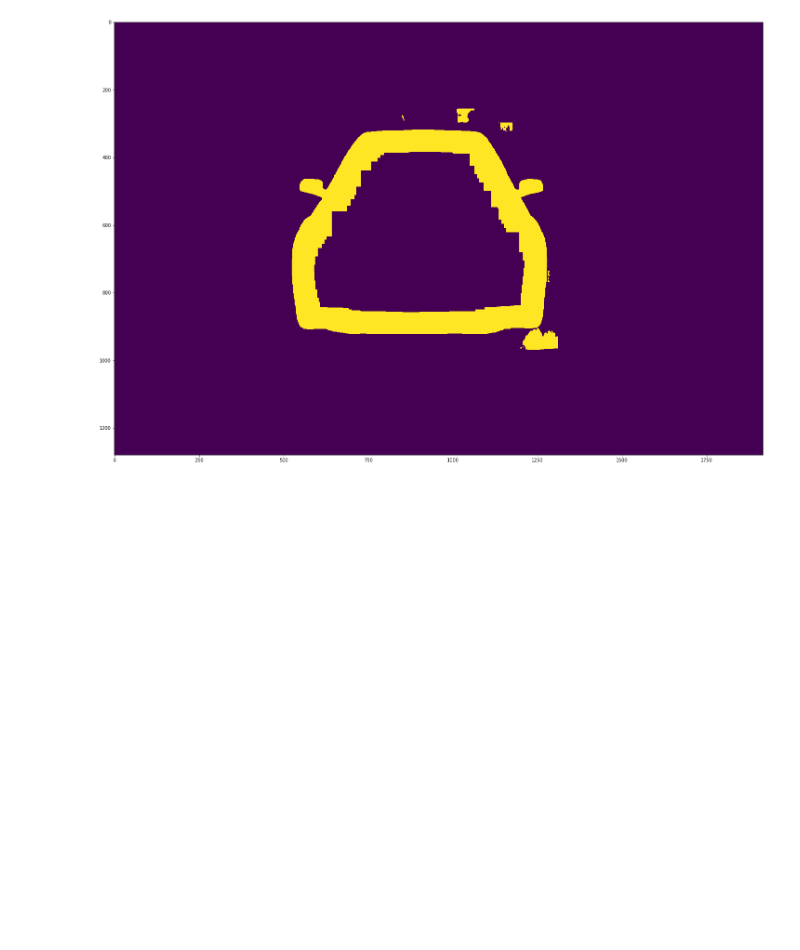
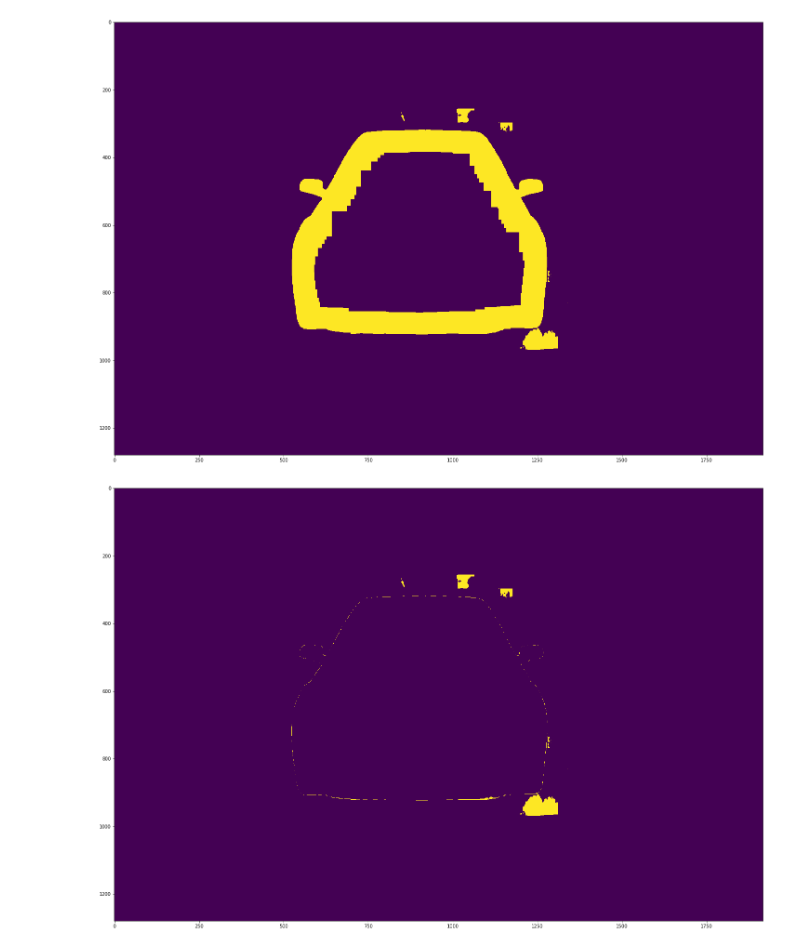
Before and after one commit to pavelgonchar/PatchesNet, a Jupyter notebook: apply_patches_to_mask.ipynb, the cells around one changed output. Cells and saved outputs as stored; diff of their text form; code cells hidden in the pictures; blank space fills up the shorter version.

Commit message:
fix extract patches + others

```diff
--- a/apply_patches_to_mask.ipynb
+++ b/apply_patches_to_mask.ipynb
@@ -105,30 +105,40 @@ with open("/data/pavel/fcn/DeepLab/unet2/submit/best_weights_skipcon_new_masks.c
 
         original_mask_patches = np.zeros_like(original_mask)
         for pred, patch, loc in zip(preds, patches_img, patches_loc):
+            if np.median(np.minimum(pred, 1- pred)) > 4e-6:
+                continue
             mask[loc[0]:loc[1], loc[2]:loc[3]] += pred
             weights[loc[0]:loc[1], loc[2]:loc[3]] += 1.0
             original_mask_patches[loc[0]:loc[1], loc[2]:loc[3]] = original_mask[loc[0]:loc[1], loc[2]:loc[3]]
+            #print np.median(np.minimum(pred, 1- pred)), np.min(np.minimum(pred, 1- pred)), np.max(np.minimum(pred, 1- pred))
 
             #break
 
         mask = mask/weights
         plt.figure(figsize=(25, 25))
         plt.imshow(mask)
         plt.show()
 
         # unpad
         mask = mask[N//2:-N//2, N//2:-N//2]
         mask = mask > threshold
         mask = np.select([mask == True, mask == False], [np.array(255, dtype=np.uint8), np.array(0, dtype=np.uint8)])
 
 
         plt.figure(figsize=(25, 25))
         plt.imshow(mask)
         plt.show()
 
+        original_mask_patches = original_mask_patches[N//2:-N//2, N//2:-N//2]
+
+        plt.figure(figsize=(25, 25))
+        plt.imshow(np.abs(original_mask_patches*255-mask))
+        plt.show()
+
         break
 # %% [output]
 [figure]
 [figure]
 [figure]
 [figure]
+[figure, added]
```
Also changed, not shown: 3 other files.
